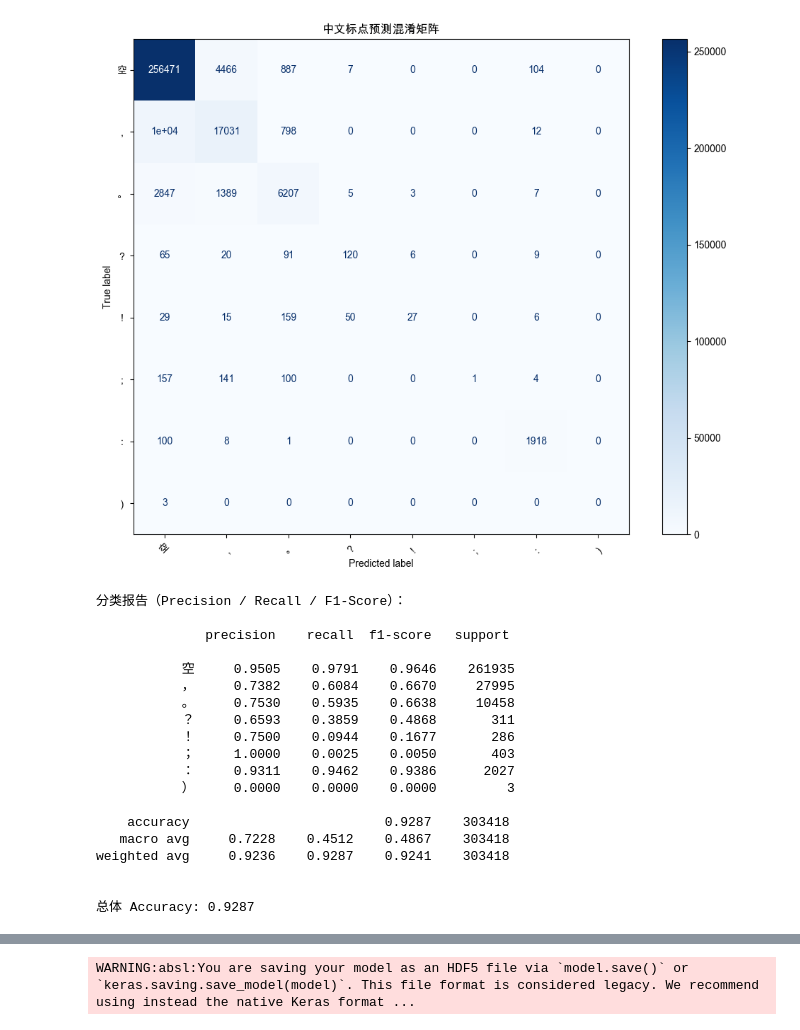
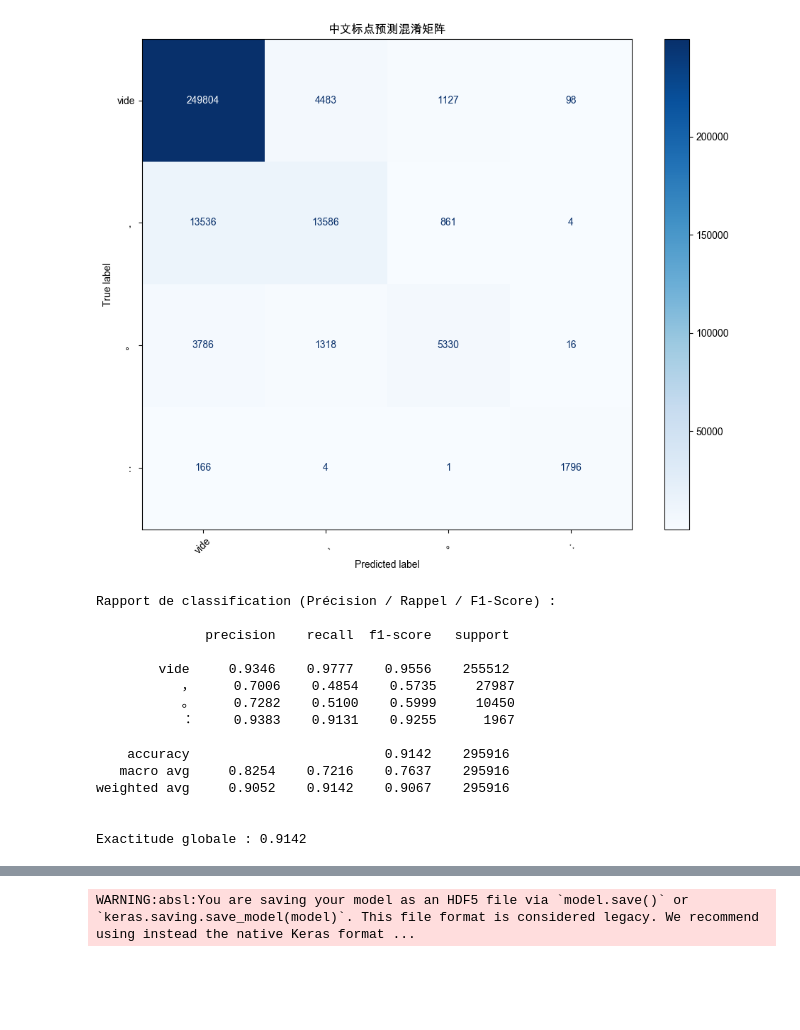
Before and after one commit to chenxinlei1/ponctuation-chinois-classique, a Jupyter notebook: 十國春秋.ipynb, the cells around one changed output, grey strips where cells are left out. Saved outputs shown, nothing was run; the diff lists cells and outputs as text; code cells hidden in the pictures; blank space fills up the shorter version.

Commit message:
Update model_sample

```diff
--- a/十國春秋.ipynb
+++ b/十國春秋.ipynb
@@ -153,7 +172,5 @@ y_pad = pad_sequences(y, maxlen=max_len, padding='post')
 y_pad = np.expand_dims(y_pad, -1)
 # %%
-NUM_CLASSES = 10
+NUM_CLASSES = 4
 
 model = build_punctuation_model(vocab_size=len(vocab), num_classes=NUM_CLASSES)
-
-model.fit(X_pad, y_pad, batch_size=32, epochs=10, validation_split=0.1)
@@ -181,0 +177,5 @@ Epoch 10/10
+# %%
+from tensorflow.keras.callbacks import EarlyStopping
+
+early_stop = EarlyStopping(monitor='val_loss', patience=2, restore_best_weights=True)
+history = model.fit(X_pad, y_pad, batch_size=32, epochs=20, validation_split=0.1, callbacks=[early_stop])
@@ -184,24 +199,33 @@ import matplotlib.pyplot as plt
 import numpy as np
 from sklearn.metrics import confusion_matrix, ConfusionMatrixDisplay, classification_report, accuracy_score
 
-# 设置中文字体（根据系统情况调整）
-plt.rcParams['font.sans-serif'] = ['Arial Unicode MS']  # 也可换成 SimHei、Noto Sans CJK SC
+# Configuration des polices pour le chinois (ajuster selon le système)
+plt.rcParams['font.sans-serif'] = ['Arial Unicode MS']  # Peut aussi être SimHei, Noto Sans CJK SC
 plt.rcParams['axes.unicode_minus'] = False
 
-# ===== 1. 标点映射表 =====
+# ===== 1. Table de correspondance des ponctuations =====
 punctuation_map = {
-    "，": 1, "。": 2, "？": 3, "！": 4,
-    "；": 5, "：": 6, "“": 7, "”": 7,
-    "‘": 8, "’": 8, "（": 9, "）": 9
+    "，": 1,
+    "。": 2,
+    # "？": 3,
+    # "！": 4,
+    # "；": 5,
+    "：": 3,
+    # "“": 7,
+    # "”": 7,
+    # "‘": 8,
+    # "’": 8,
+    # "（": 9,
+    # "）": 9
 }
 idx2punct = {v: k for k, v in punctuation_map.items()}
-idx2punct[0] = "空"
+idx2punct[0] = "vide"
 
-# ===== 2. 模型预测 =====
+# ===== 2. Prédiction du modèle =====
 y_pred_prob = model.predict(X_pad)
 y_pred = np.argmax(y_pred_prob, axis=-1)
 
-# ===== 3. 扁平化并忽略 padding =====
+# ===== 3. Aplatissage et omission du padding =====
 y_true_flat = []
 y_pred_flat = []
 
@@ -211,18 +235,18 @@ for i in range(len(y_pad)):
             y_true_flat.append(y_pad[i][j][0])
             y_pred_flat.append(y_pred[i][j])
 
-# ===== 4. 标签种类和名称 =====
+# ===== 4. Types et noms des étiquettes =====
 labels = sorted(set(y_true_flat + y_pred_flat))
 display_labels = [idx2punct.get(i, str(i)) for i in labels]
 
-# ===== 5. 混淆矩阵 =====
+# ===== 5. Matrice de confusion =====
 cm = confusion_matrix(y_true_flat, y_pred_flat, labels=labels)
 disp = ConfusionMatrixDisplay(confusion_matrix=cm, display_labels=display_labels)
 
 fig, ax = plt.subplots(figsize=(10, 8))
 disp.plot(cmap="Blues", ax=ax, xticks_rotation=45)
 
-# 设置字体
+# Configuration des polices
 for label in ax.get_xticklabels():
     label.set_fontname("Arial Unicode MS")
 for label in ax.get_yticklabels():
@@ -232,12 +256,12 @@ plt.title("中文标点预测混淆矩阵", fontname="Arial Unicode MS")
 plt.tight_layout()
 plt.show()
 
-# ===== 6. 打印 F1-score 等指标 =====
+# ===== 6. Affichage du rapport de classification (Précision / Rappel / F1-Score) =====
 target_names = display_labels
-print("\n分类报告（Precision / Recall / F1-Score）：\n")
+print("\nRapport de classification (Précision / Rappel / F1-Score) :\n")
 print(classification_report(y_true_flat, y_pred_flat, labels=labels, target_names=target_names, digits=4))
 
-# ===== 7. 准确率 =====
+# ===== 7. Exactitude globale =====
 acc = accuracy_score(y_true_flat, y_pred_flat)
-print(f"\n总体 Accuracy: {acc:.4f}")
+print(f"\nExactitude globale : {acc:.4f}")
 # %% [output]
@@ -245,20 +269,16 @@ print(f"\n总体 Accuracy: {acc:.4f}")
-[figure, old version]
+[figure, new version]
-分类报告（Precision / Recall / F1-Score）：
+Rapport de classification (Précision / Rappel / F1-Score) :
 
               precision    recall  f1-score   support
 
-           空     0.9505    0.9791    0.9646    261935
-           ，     0.7382    0.6084    0.6670     27995
-           。     0.7530    0.5935    0.6638     10458
-           ？     0.6593    0.3859    0.4868       311
-           ！     0.7500    0.0944    0.1677       286
-           ；     1.0000    0.0025    0.0050       403
-           ：     0.9311    0.9462    0.9386      2027
-           ）     0.0000    0.0000    0.0000         3
+        vide     0.9346    0.9777    0.9556    255512
+           ，     0.7006    0.4854    0.5735     27987
+           。     0.7282    0.5100    0.5999     10450
+           ：     0.9383    0.9131    0.9255      1967
 
-    accuracy                         0.9287    303418
-   macro avg     0.7228    0.4512    0.4867    303418
-weighted avg     0.9236    0.9287    0.9241    303418
+    accuracy                         0.9142    295916
+   macro avg     0.8254    0.7216    0.7637    295916
+weighted avg     0.9052    0.9142    0.9067    295916
 
 
-总体 Accuracy: 0.9287
+Exactitude globale : 0.9142
```
Also changed, not shown: parts of 14 cells of this notebook.
